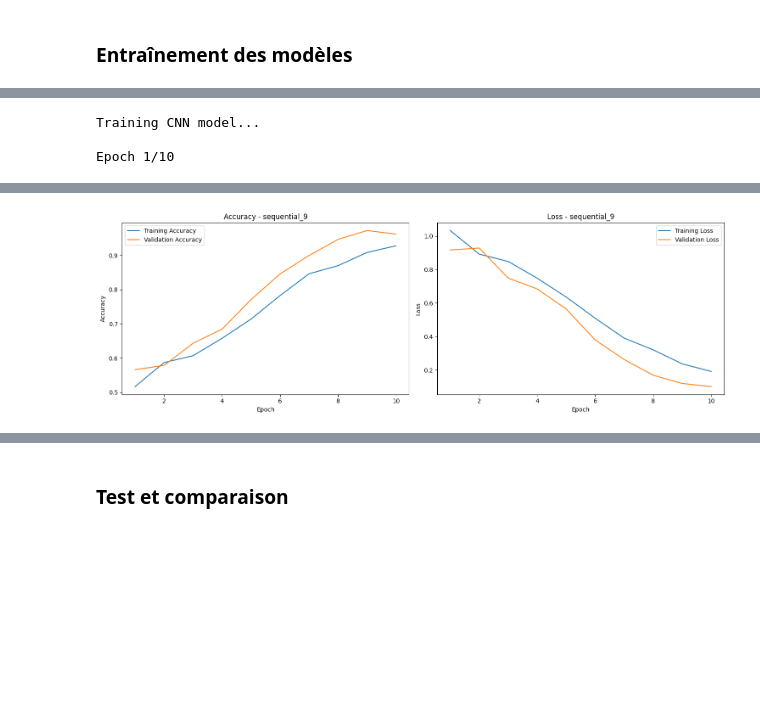
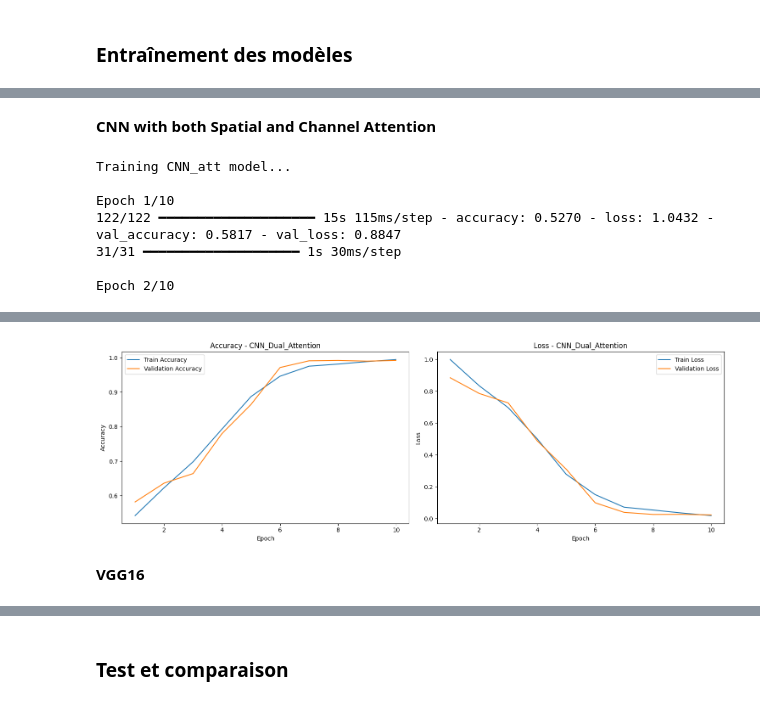
Before and after one commit to skander951/MRI-Based-Dementia-Classification-Using-Deep-Learning, a Jupyter notebook: Classification des IRM cérébrales.ipynb, the cells around one changed output, grey strips where cells are left out. Saved outputs shown, nothing was run; the diff lists cells and outputs as text; code cells hidden in the pictures; blank space fills up the shorter version.

```diff
--- a/Classification des IRM cérébrales.ipynb
+++ b/Classification des IRM cérébrales.ipynb
@@ -178,9 +181,12 @@ def load_images(path, classes, img_size=(128, 128)):
 # Load all images
 X, y = load_images(path, classes)
 
-# Convert labels to one-hot encoding
-y_onehot = to_categorical(y, num_classes=len(classes))
+# Convert labels to integer encoding (0, 1, 2, 3)
+label_encoder = LabelEncoder()
+y_encoded = label_encoder.fit_transform(y)  # y_encoded sera [0, 1, 2, 3] pour 4 classes
 
 # Split into train and test sets
 X_train, X_test, y_train, y_test = train_test_split(
-    X, y_onehot, test_size=0.2, random_state=42, stratify=y)
+    X, y_encoded, test_size=0.2, random_state=42, stratify=y)  # On utilise `stratify=y` pour conserver les proportions
+
+print(y_encoded)
@@ -209,2 +280,30 @@ def create_cnn_model(input_shape, num_classes):
+# %%
+def create_cnn_with_dual_attention(input_shape, num_classes):
+    inputs = Input(shape=input_shape)
+
+    # Base CNN
+    x = Conv2D(32, (3, 3), activation='relu', padding='same')(inputs)
+    x = MaxPooling2D((2, 2))(x)
+    x = Conv2D(64, (3, 3), activation='relu', padding='same')(x)
+    x = MaxPooling2D((2, 2))(x)
+    x = Conv2D(128, (3, 3), activation='relu', padding='same')(x)
+    x = MaxPooling2D((2, 2))(x)
+
+    # Apply Channel Attention
+    x = channel_attention(x)  # Refines "what" to focus on (channels)
+
+    # Apply Spatial Attention
+    x = spatial_attention(x)  # Refines "where" to focus (spatial regions)
+
+    # Classifier Head
+    x = Flatten()(x)
+    x = Dense(128, activation='relu')(x)
+    outputs = Dense(num_classes, activation='softmax')(x)
+
+    model = Model(inputs, outputs, name='CNN_Dual_Attention')
+    model.compile(optimizer='adam',
+                 loss='sparse_categorical_crossentropy',
+                 metrics=['accuracy'])
+    return model
 # %% [markdown]
 **VGG pré-entraîné**
@@ -358,12 +513,17 @@ def train_and_evaluate(model, X_train, y_train, epochs=10):
+# %% [markdown]
+**CNN with both Spatial and Channel Attention**
 # %%
 # Get input shape
 input_shape = X_train[0].shape
 # Create and train CNN model
-print("Training CNN model...")
-cnn_model = create_cnn_model(input_shape, len(classes))
-cnn_model._name = "CNN"
-cnn_metrics = train_and_evaluate(cnn_model, X_train, y_train)
+print("Training CNN_att model...")
+cnn_att_model = create_cnn_with_dual_attention(input_shape, len(classes))
+cnn_att_metrics = train_and_evaluate(cnn_att_model, X_train, y_train, epochs=10)
 # %% [output]
-Training CNN model...
+Training CNN_att model...
 
 Epoch 1/10
+122/122 ━━━━━━━━━━━━━━━━━━━━ 15s 115ms/step - accuracy: 0.5270 - loss: 1.0432 - val_accuracy: 0.5817 - val_loss: 0.8847
+31/31 ━━━━━━━━━━━━━━━━━━━━ 1s 30ms/step
+
+Epoch 2/10
@@ -408,4 +555,6 @@ Epoch 10/10
-[figure, old version]
+[figure, new version]
+# %% [markdown]
+**VGG16**
 # %%
 print("\nTraining VGG16 model...")
 vgg_model = create_vgg_model(input_shape, len(classes))
```
Also changed, not shown: parts of 33 cells of this notebook.
